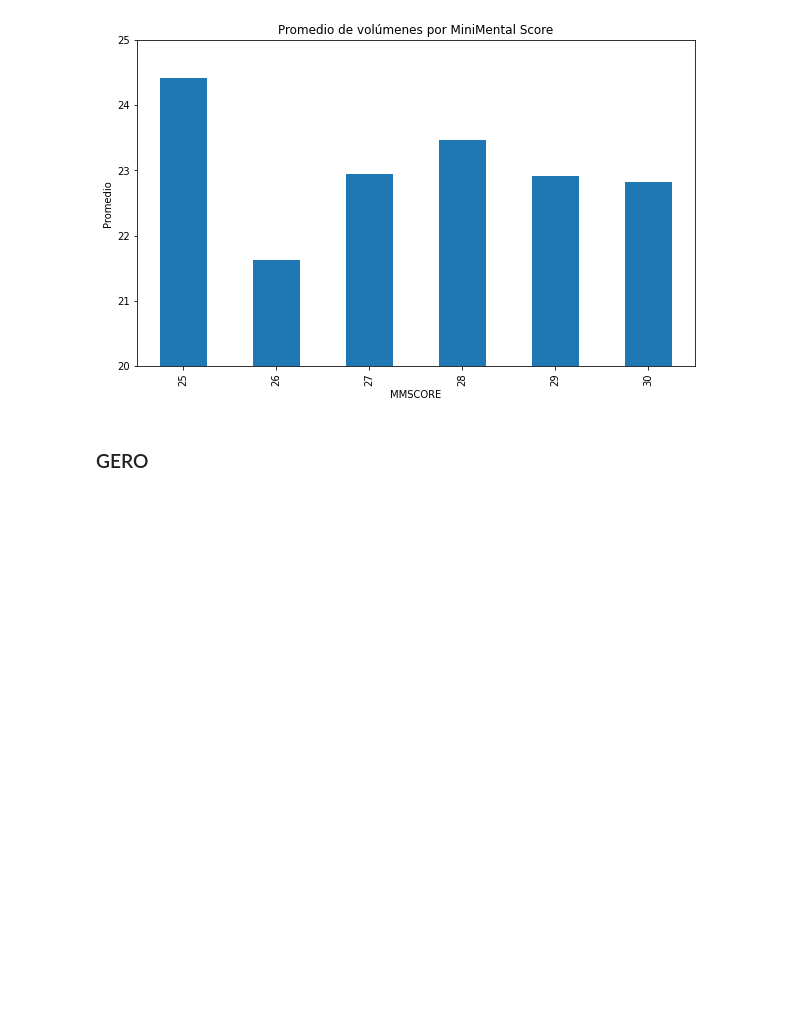
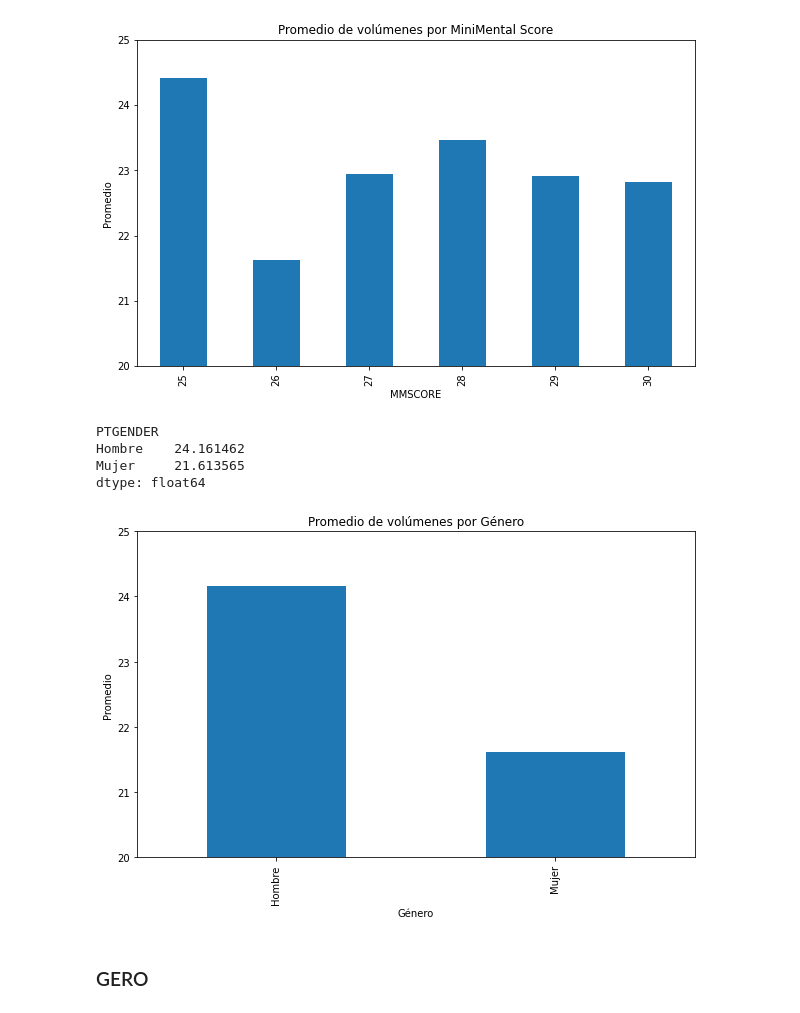
Before and after one commit to Palmitas/proyect-rec-patrones, a Jupyter notebook: cod-proyecto-analisis copy.ipynb, the cells around one changed output. Drawn from its saved outputs; the diff is of its cells as text; code cells hidden in the pictures; blank space fills up the shorter version.

```diff
--- a/cod-proyecto-analisis copy.ipynb
+++ b/cod-proyecto-analisis copy.ipynb
@@ -456,7 +484,7 @@ print(len(df_adni_clean.columns.values))
 # %%
 from tabulate import tabulate
 
-col_var = ['AGE', 'PTEDUCAT', 'MMSCORE']
+col_var = ['AGE', 'PTEDUCAT', 'MMSCORE', 'PTGENDER']
 ran1 = 4
 ran2 = 97
 adni_means, adni_maxs, adni_mins, adni_counts = df_for_analysis(df_adni_clean,col_var,ran1,ran2)
@@ -599,6 +627,30 @@ MMSCORE
 30    22.817561
 dtype: float64
 [figure]
+# %%
+# Calcular el promedio de cada fila
+row_means = adni_means[3].mean(axis=1)
+
+print(row_means)
+
+# Graficar el promedio de cada fila
+row_means.plot(kind='bar', figsize=(10, 6))
+
+# Configurar el título y las etiquetas de los ejes
+plt.title('Promedio de volúmenes por Género')
+plt.xlabel('Género')
+plt.ylabel('Promedio')
+
+
+plt.ylim(20, 25)
+# Mostrar el gráfico
+plt.show()
+# %% [output]
+PTGENDER
+Hombre    24.161462
+Mujer     21.613565
+dtype: float64
+[figure, added]
 # %% [markdown]
 ### GERO
 # %%
```
Also changed, not shown: parts of 11 cells of this notebook.
